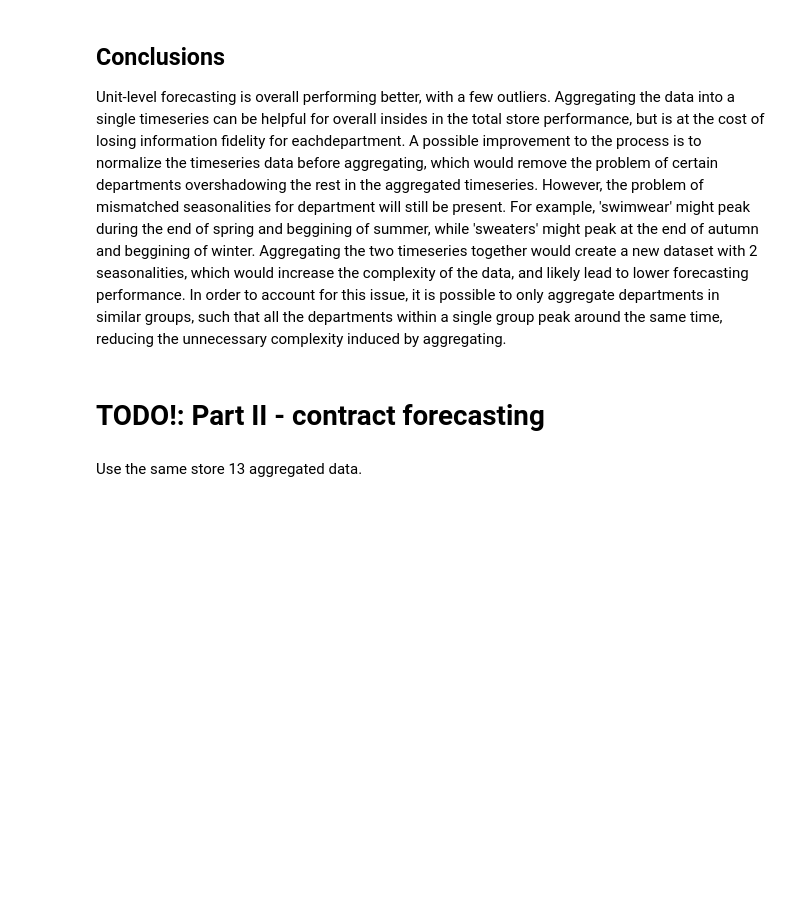
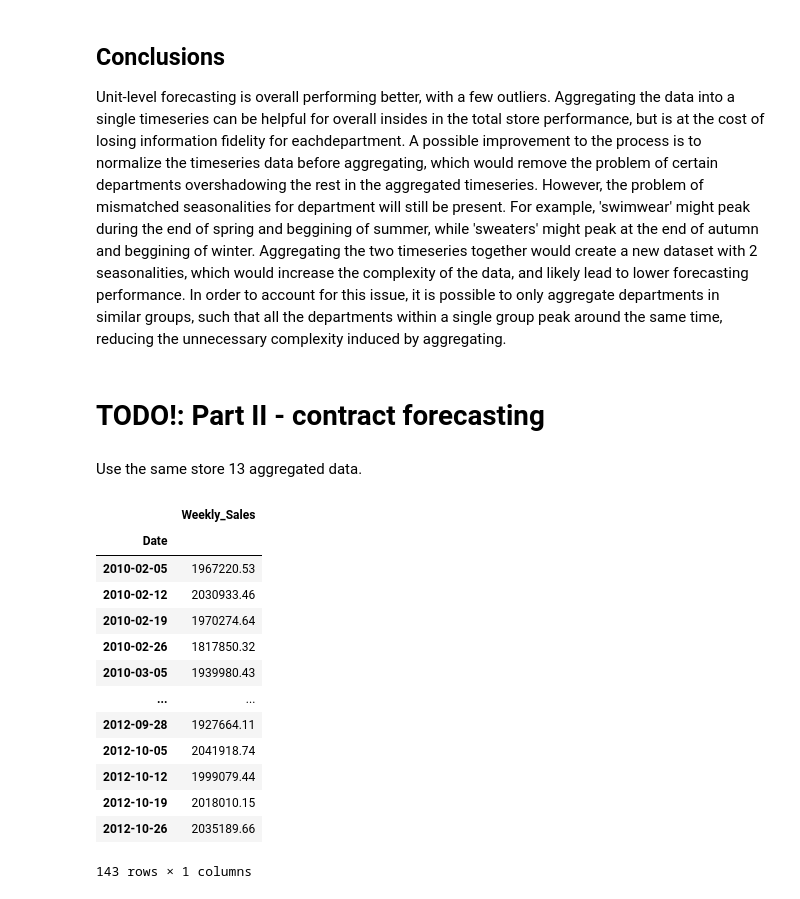
Before and after one commit to berbomeister/ws1-project, a Jupyter notebook: init.ipynb, the cells around one changed output. Saved outputs shown, nothing was run; the diff lists cells and outputs as text; code cells hidden in the pictures; blank space fills up the shorter version.

Commit message:
added contract_df

```diff
--- a/init.ipynb
+++ b/init.ipynb
@@ -792,3 +792,21 @@ Unit-level forecasting is overall performing better, with a few outliers. Aggreg
 # TODO!: Part II - contract forecasting
 # %% [markdown]
 Use the same store 13 aggregated data.
+# %%
+contract_df = pd.DataFrame(sales_data[sales_data['Store']==13].groupby('Date')['Weekly_Sales'].sum())
+contract_df
+# %% [output]
+|  | Weekly_Sales |
+| Date |  |
+| 2010-02-05 | 1967220.53 |
+| 2010-02-12 | 2030933.46 |
+| 2010-02-19 | 1970274.64 |
+| 2010-02-26 | 1817850.32 |
+| 2010-03-05 | 1939980.43 |
+| ... | ... |
+| 2012-09-28 | 1927664.11 |
+| 2012-10-05 | 2041918.74 |
+| 2012-10-12 | 1999079.44 |
+| 2012-10-19 | 2018010.15 |
+| 2012-10-26 | 2035189.66 |
+143 rows × 1 columns
```
